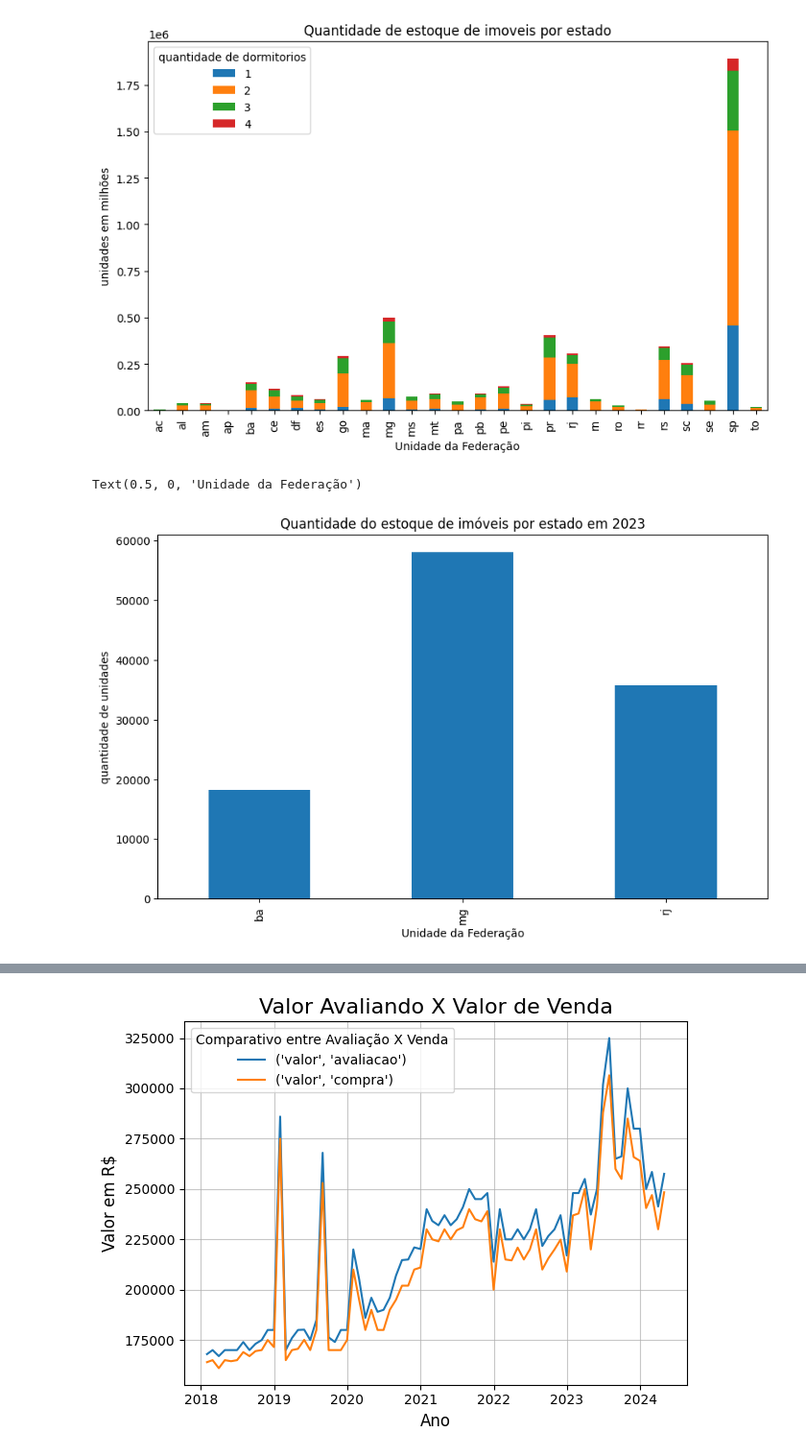
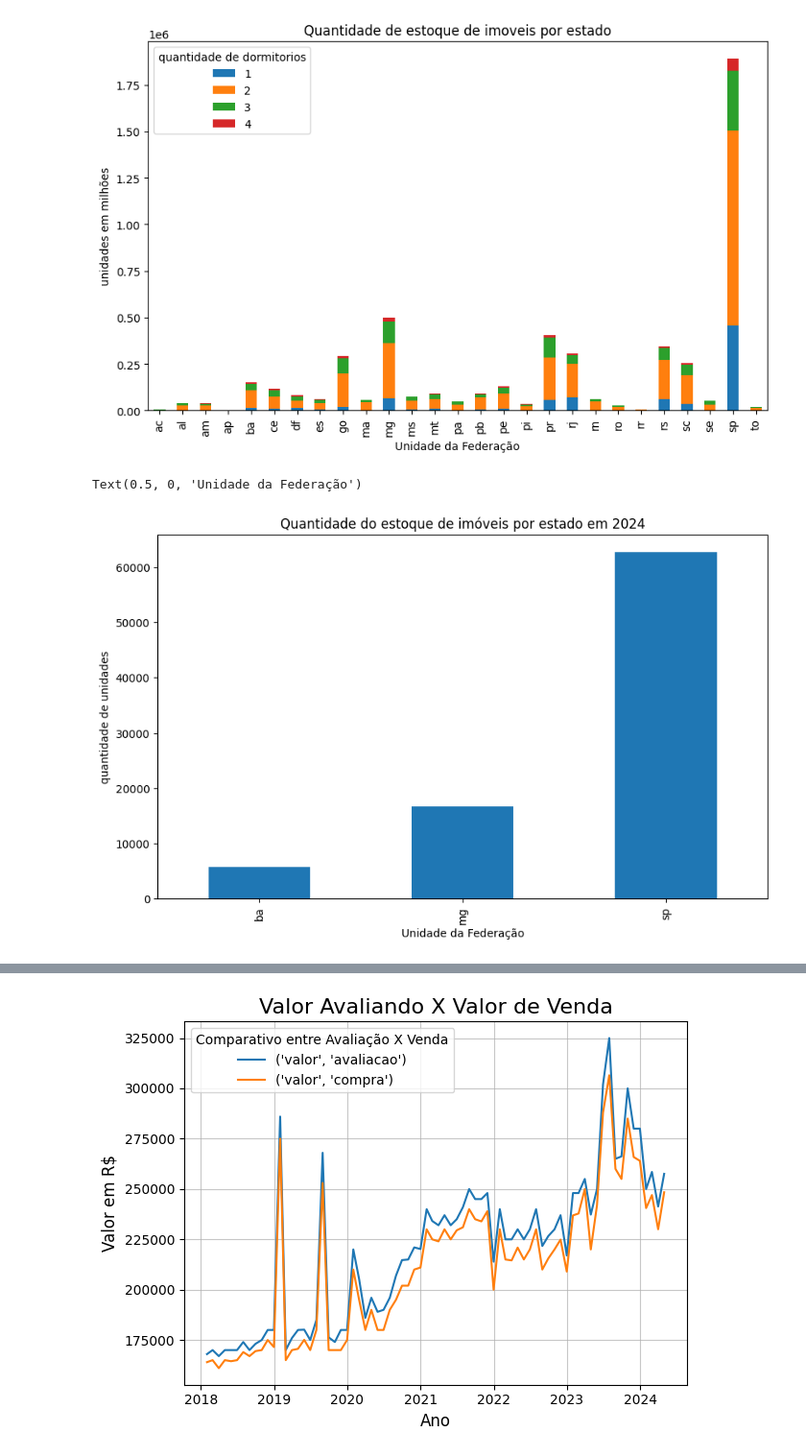
Before and after one commit to Dogix11/projeto_dados_imobiliarios, a Jupyter notebook: analise_imoveis.ipynb, the cells around one changed output, grey strips where cells are left out. Shown: that part at 96% size. Saved outputs shown, nothing was run; the diff lists cells and outputs as text; code cells hidden in the pictures.

```diff
--- a/analise_imoveis.ipynb
+++ b/analise_imoveis.ipynb
@@ -6,7 +6,7 @@ import re
 import seaborn as sns
 import numpy as np
 # %%
-df = pd.read_csv("./mercadoimobiliario.csv", sep= ';')
+df = pd.read_csv("C:\\Users\\diogo\\OneDrive\\Documentos\\Profissional\\Ciencia de Dados\\projeto_dados_imobiliarios\\mercadoimobiliario.csv", sep= ';')
 # extração e correção variavel valor
 df['Valor'] = df['Valor'].str.replace(',', ".")
 df['Valor'].str.strip()
@@ -17,15 +17,13 @@ print(df.columns)
 
 df.columns = df.columns.str.strip()
 df['tipo_transacao'] = df['Info'].apply(lambda x: x.split('_')[0])
-df['tipo_credito'] = df.apply(lambda row: row['Info'].split('_')[1] if row['tipo_transacao'] == 'credito' else None, axis=1)
 
 df['estado'] = df['Info'].apply(lambda x: x.split('_')[-1])
 df_organizado_data = df.sort_values(by='Data')
-df_organizado_data.columns = ['data', 'info', 'valor', 'tipo_transacao', 'tipo_credito', 'estado']
+df_organizado_data.columns = ['data', 'info', 'valor', 'tipo_transacao',  'estado']
 df_organizado_data = df_organizado_data.reset_index(drop=True)
 
 print(df['tipo_transacao'].unique())
-print(df['tipo_credito'].unique())
 # %% [output]
 Index(['Data', 'Info', 'Valor'], dtype='object')
 ['credito' 'imoveis' 'direcionamento' 'fontes' 'indices' 'contabil']
@@ -46,5 +43,4 @@ See the caveats in the documentation: https://pandas.pydata.org/pandas-docs/stab
 # %%
 imoveis_dormitorios = pd.concat([filtro_dormitorios_3, filtro_dormitorios_4], ignore_index=True)
 imoveis_dormitorios = imoveis_dormitorios[['data', 'tipo_transacao', 'estado','dormitorios', 'valor']]
-#comentario especial para a Gi, sobre a multiplicação por milhões utilizando '_' como separador para ficar mais fácil a visualização
-imoveis_dormitorios['valor']=imoveis_dormitorios['valor']
+imoveis_dormitorios['valor']
@@ -135,19 +194,19 @@ Text(0.5, 0, 'Unidade da Federação')
 # %%
 #filtrando esses valores por ano para termos uma melhor visualização ao longo do tempo
 
 
-dormitorios_data = imoveis_dormitorios[imoveis_dormitorios['data'].dt.year == 2023]
-dormitorios_data = dormitorios_data[dormitorios_data['estado'].isin([ 'mg', 'ba', 'rj'])]
+dormitorios_data = imoveis_dormitorios[imoveis_dormitorios['data'].dt.year == 2024]
+dormitorios_data = dormitorios_data[dormitorios_data['estado'].isin([ 'sp', 'ba', 'mg'])]
 dormitorio_data_linha = dormitorios_data.groupby(['estado'])['unidades vendidas'].sum()
 
 ax = dormitorio_data_linha.plot(kind = 'bar', figsize=(10,6))
 #ax.yaxis.set_major_formatter(mticker.FuncFormatter(lambda x, _: f'{x/1_000}' ))
-plt.title('Quantidade do estoque de imóveis por estado em 2023')
+plt.title('Quantidade do estoque de imóveis por estado em 2024')
 plt.ylabel('quantidade de unidades')
 plt.xlabel('Unidade da Federação')
 # %% [output]
 Text(0.5, 0, 'Unidade da Federação')
-[figure, old version]
+[figure, new version]
 # %%
 #dormitorios_estado = imoveis_dormitorios[imoveis_dormitorios['estado'].isin(['br'])]
 #dormitorios_estado= dormitorios_estado.groupby(['data','quantidade de dormitorios'])['unidades vendidas'].sum()
```
Also changed, not shown: parts of 130 cells of this notebook, 5 other files.
